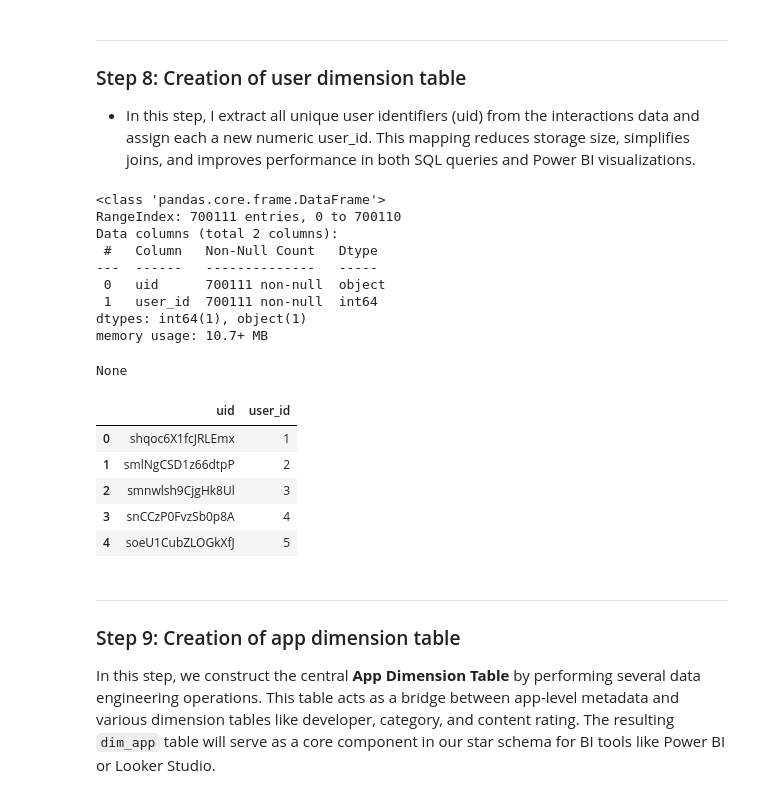
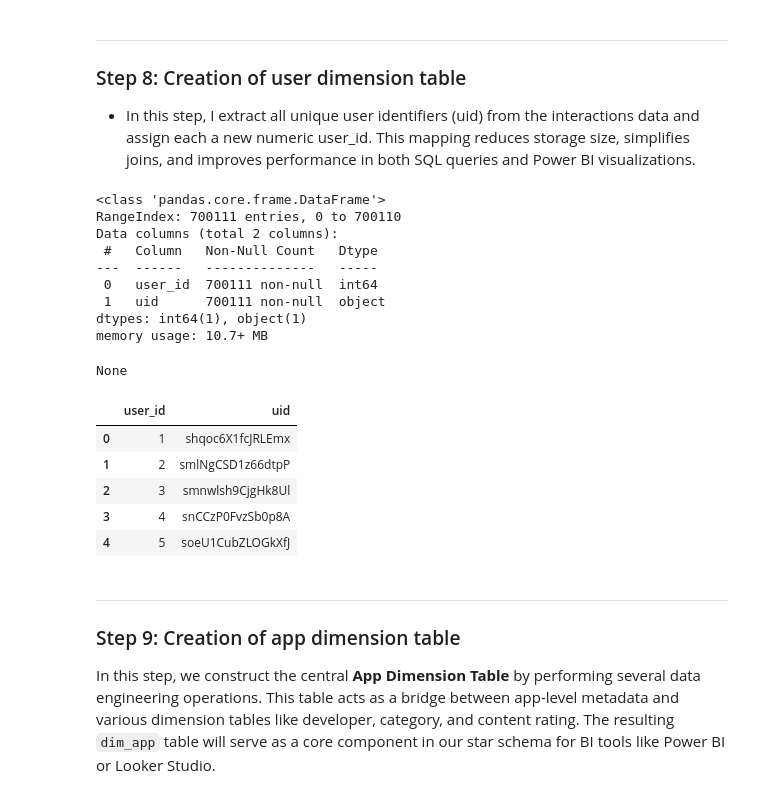
Before and after one commit to Kiskelis/google-play-app-analysis, a Jupyter notebook: Notebooks/star_schema_creation.ipynb, the cells around one changed output. Cells and saved outputs as stored; diff of their text form; code cells hidden in the pictures.

```diff
--- a/Notebooks/star_schema_creation.ipynb
+++ b/Notebooks/star_schema_creation.ipynb
@@ -361,25 +361,26 @@ None
 # %%
 dim_user = interactions[['uid']].drop_duplicates().reset_index(drop=True)
 dim_user['user_id'] = dim_user.index + 1
+dim_user = dim_user[['user_id', 'uid']]
 display(dim_user.info())
 dim_user.head()
 # %% [output]
 <class 'pandas.core.frame.DataFrame'>
 RangeIndex: 700111 entries, 0 to 700110
 Data columns (total 2 columns):
  #   Column   Non-Null Count   Dtype
 ---  ------   --------------   -----
- 0   uid      700111 non-null  object
- 1   user_id  700111 non-null  int64
+ 0   user_id  700111 non-null  int64
+ 1   uid      700111 non-null  object
 dtypes: int64(1), object(1)
 memory usage: 10.7+ MB
 None
-|  | uid | user_id |
-| 0 | shqoc6X1fcJRLEmx | 1 |
-| 1 | smlNgCSD1z66dtpP | 2 |
-| 2 | smnwlsh9CjgHk8Ul | 3 |
-| 3 | snCCzP0FvzSb0p8A | 4 |
-| 4 | soeU1CubZLOGkXfJ | 5 |
+|  | user_id | uid |
+| 0 | 1 | shqoc6X1fcJRLEmx |
+| 1 | 2 | smlNgCSD1z66dtpP |
+| 2 | 3 | smnwlsh9CjgHk8Ul |
+| 3 | 4 | snCCzP0FvzSb0p8A |
+| 4 | 5 | soeU1CubZLOGkXfJ |
 # %% [markdown]
 ---
 ### Step 9: Creation of app dimension table
```
Also changed, not shown: parts of 7 cells of this notebook, 1 other file.
